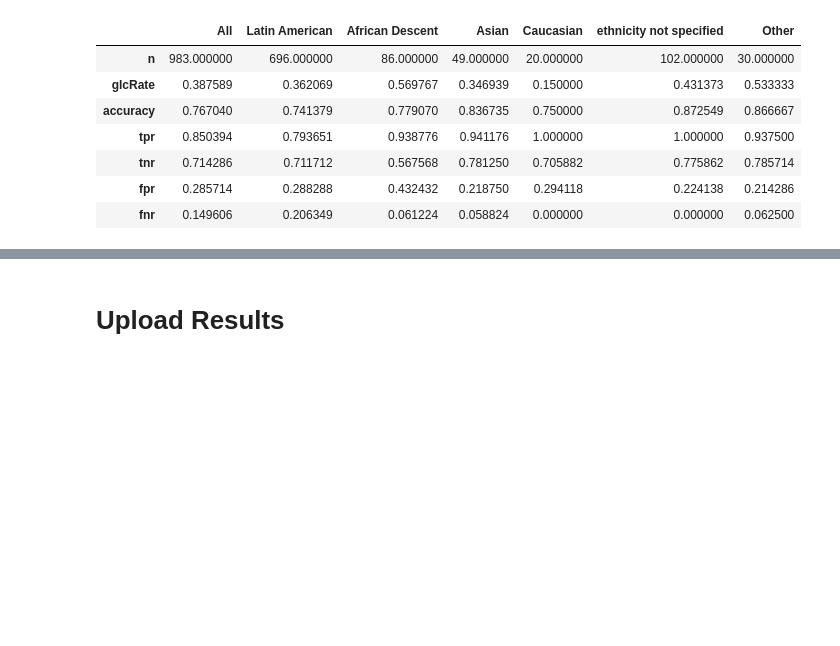
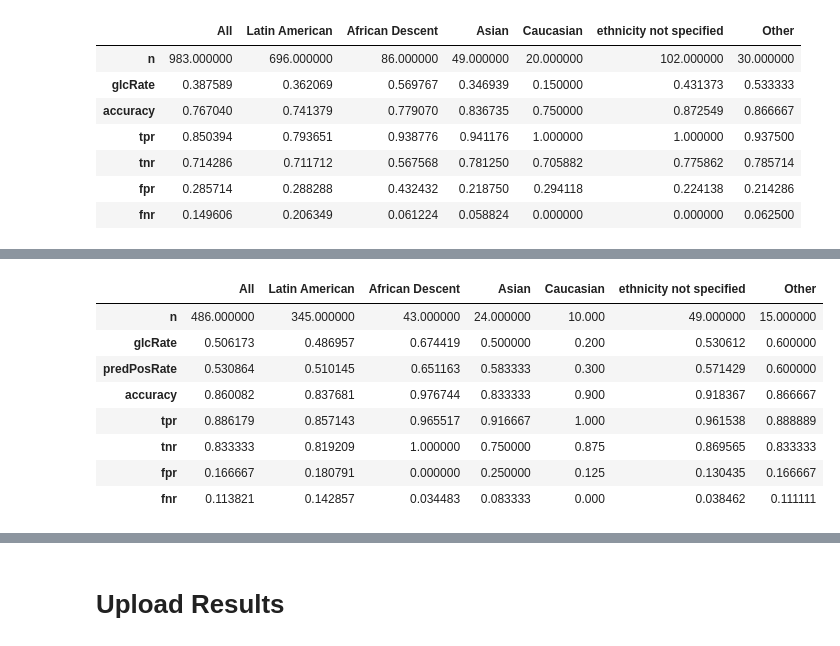
Before and after one commit to informatics-isi-edu/eye-ai-exec, a Jupyter notebook: notebooks/Sandbox_KB/Get_VGGPreds.ipynb, the cells around one changed output, grey strips where cells are left out. Drawn from its saved outputs; the diff is of its cells as text; code cells hidden in the pictures; blank space fills up the shorter version.

```diff
--- a/notebooks/Sandbox_KB/Get_VGGPreds.ipynb
+++ b/notebooks/Sandbox_KB/Get_VGGPreds.ipynb
@@ -317,0 +357,14 @@ getParityMetrics( matrixList )
+# %%
+# Parity metrics for CNN vs. Expert labels
+expertGradedDF = dxSubjectDF[dxSubjectDF['Diagnosis_Image_Expert'] != 'Not Graded, Bad Quality']
+getParityMetrics2( expertGradedDF['Subject_Ethnicity'], expertGradedDF['Diagnosis_Image_CNN'], expertGradedDF['Diagnosis_Image_Expert'] )
+# %% [output]
+|  | All | Latin American | African Descent | Asian | Caucasian | ethnicity not specified | Other |
+| n | 486.000000 | 345.000000 | 43.000000 | 24.000000 | 10.000 | 49.000000 | 15.000000 |
+| glcRate | 0.506173 | 0.486957 | 0.674419 | 0.500000 | 0.200 | 0.530612 | 0.600000 |
+| predPosRate | 0.530864 | 0.510145 | 0.651163 | 0.583333 | 0.300 | 0.571429 | 0.600000 |
+| accuracy | 0.860082 | 0.837681 | 0.976744 | 0.833333 | 0.900 | 0.918367 | 0.866667 |
+| tpr | 0.886179 | 0.857143 | 0.965517 | 0.916667 | 1.000 | 0.961538 | 0.888889 |
+| tnr | 0.833333 | 0.819209 | 1.000000 | 0.750000 | 0.875 | 0.869565 | 0.833333 |
+| fpr | 0.166667 | 0.180791 | 0.000000 | 0.250000 | 0.125 | 0.130435 | 0.166667 |
+| fnr | 0.113821 | 0.142857 | 0.034483 | 0.083333 | 0.000 | 0.038462 | 0.111111 |
```
Also changed, not shown: parts of 10 cells of this notebook.
